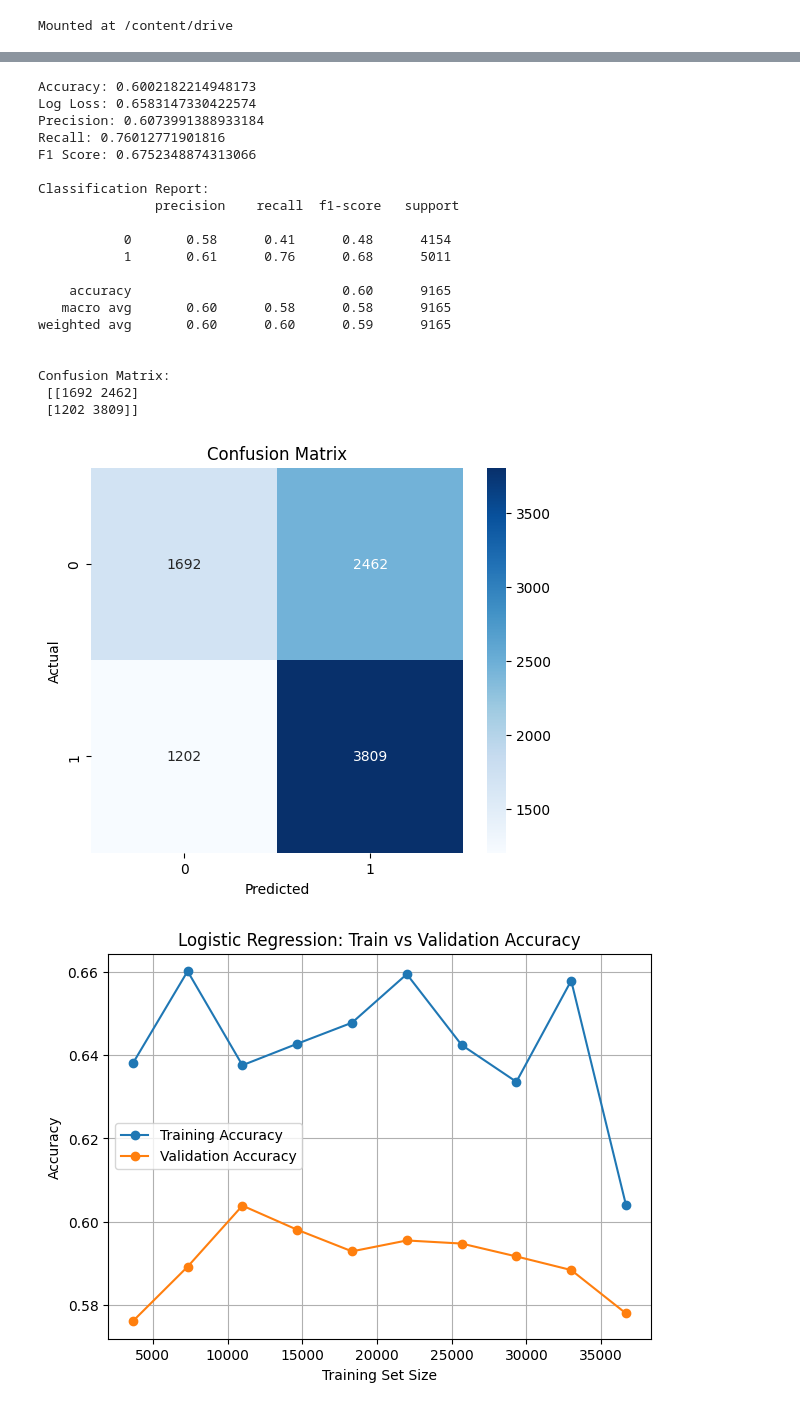
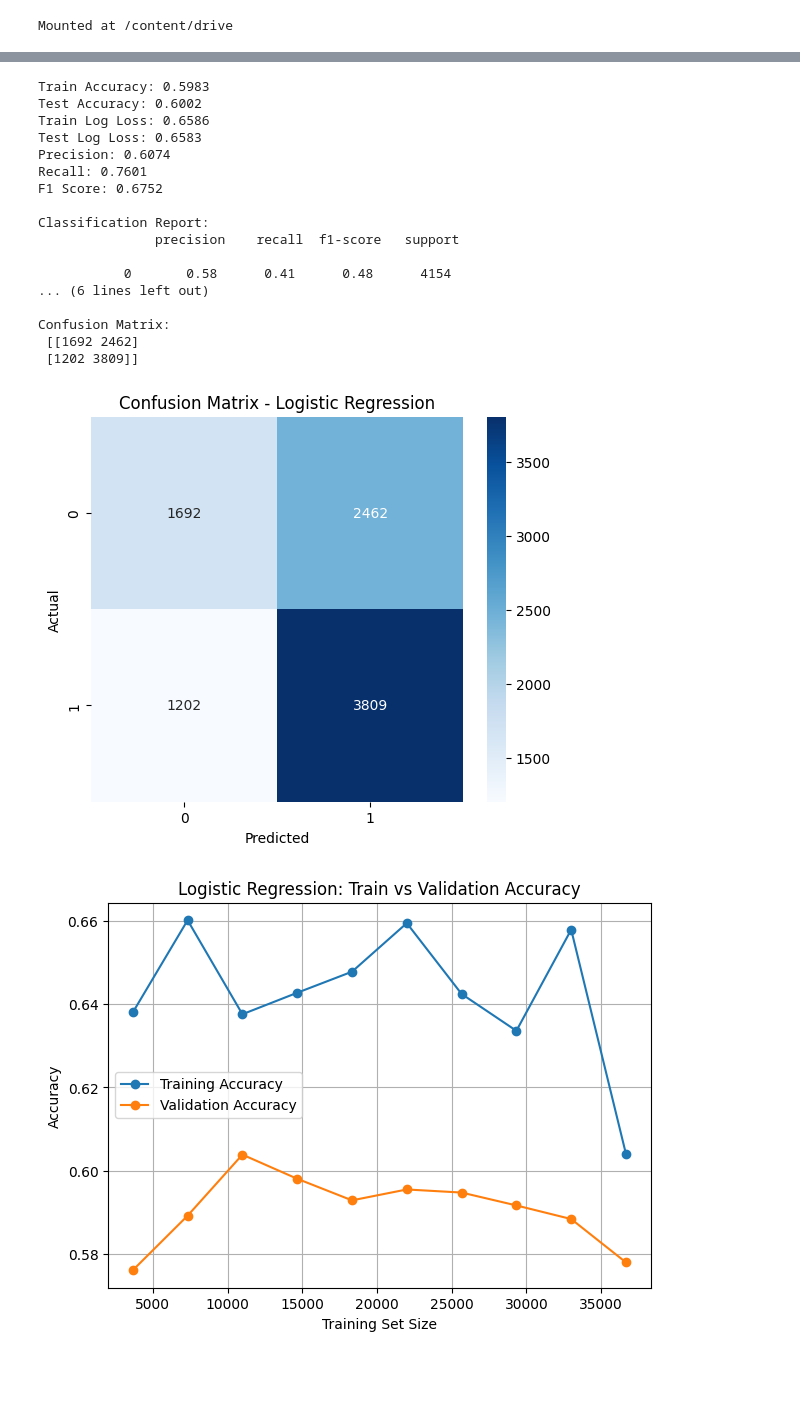
Before and after one commit to surya211099/DetectingPhishingEmail, a Jupyter notebook: MLP+LR.ipynb, the cells around one changed output, grey strips where cells are left out. Cells and saved outputs as stored; diff of their text form; code cells hidden in the pictures; blank space fills up the shorter version.

```diff
--- a/MLP+LR.ipynb
+++ b/MLP+LR.ipynb
@@ -295,6 +286,7 @@ plt.show()
 # %%
 #LR
 import pandas as pd
+import numpy as np
 from sklearn.model_selection import train_test_split
 from sklearn.preprocessing import StandardScaler
 from sklearn.linear_model import LogisticRegression
@@ -320,60 +312,67 @@ X_scaled = scaler.fit_transform(X)
 X_train, X_test, y_train, y_test = train_test_split(
     X_scaled, y, test_size=0.2, random_state=42, stratify=y
 )
 
 # 5. Train Logistic Regression
 lr_model = LogisticRegression(max_iter=1000, random_state=42)
 lr_model.fit(X_train, y_train)
 
 # 6. Predictions
-y_pred_prob = lr_model.predict_proba(X_test)[:,1]
-y_pred = lr_model.predict(X_test)
+y_train_prob = lr_model.predict_proba(X_train)[:, 1]
+y_test_prob = lr_model.predict_proba(X_test)[:, 1]
+
+y_train_pred = (y_train_prob > 0.5).astype(int)
+y_test_pred = (y_test_prob > 0.5).astype(int)
 
 # 7. Evaluation metrics
-acc = accuracy_score(y_test, y_pred)
-ll = log_loss(y_test, y_pred_prob)
-prec = precision_score(y_test, y_pred)
-rec = recall_score(y_test, y_pred)
-f1 = f1_score(y_test, y_pred)
-cm = confusion_matrix(y_test, y_pred)
+train_acc = accuracy_score(y_train, y_train_pred)
+test_acc = accuracy_score(y_test, y_test_pred)
 
-print("Accuracy:", acc)
-print("Log Loss:", ll)
-print("Precision:", prec)
-print("Recall:", rec)
-print("F1 Score:", f1)
-print("\nClassification Report:\n", classification_report(y_test, y_pred))
+train_ll = log_loss(y_train, y_train_prob)
+test_ll = log_loss(y_test, y_test_prob)
+
+prec = precision_score(y_test, y_test_pred)
+rec = recall_score(y_test, y_test_pred)
+f1 = f1_score(y_test, y_test_pred)
+cm = confusion_matrix(y_test, y_test_pred)
+
+print(f"Train Accuracy: {train_acc:.4f}")
+print(f"Test Accuracy: {test_acc:.4f}")
+print(f"Train Log Loss: {train_ll:.4f}")
+print(f"Test Log Loss: {test_ll:.4f}")
+print(f"Precision: {prec:.4f}")
+print(f"Recall: {rec:.4f}")
+print(f"F1 Score: {f1:.4f}")
+
+print("\nClassification Report:\n", classification_report(y_test, y_test_pred))
 print("\nConfusion Matrix:\n", cm)
 
 # 8. Plot confusion matrix
 plt.figure(figsize=(6,5))
 sns.heatmap(cm, annot=True, fmt='d', cmap='Blues')
 plt.xlabel('Predicted')
 plt.ylabel('Actual')
-plt.title('Confusion Matrix')
+plt.title('Confusion Matrix - Logistic Regression')
 plt.show()
 # %% [output]
-Accuracy: 0.6002182214948173
-Log Loss: 0.6583147330422574
-Precision: 0.6073991388933184
-Recall: 0.76012771901816
-F1 Score: 0.6752348874313066
+Train Accuracy: 0.5983
+Test Accuracy: 0.6002
+Train Log Loss: 0.6586
+Test Log Loss: 0.6583
+Precision: 0.6074
+Recall: 0.7601
+F1 Score: 0.6752
 
 Classification Report:
                precision    recall  f1-score   support
 
            0       0.58      0.41      0.48      4154
-           1       0.61      0.76      0.68      5011
-
-    accuracy                           0.60      9165
-   macro avg       0.60      0.58      0.58      9165
-weighted avg       0.60      0.60      0.59      9165
-
+... (6 lines left out)
 
 Confusion Matrix:
  [[1692 2462]
  [1202 3809]]
-[figure, old version]
+[figure, new version]
 # %%
 from sklearn.model_selection import learning_curve
 import numpy as np
```
Also changed, not shown: parts of 4 cells of this notebook.
